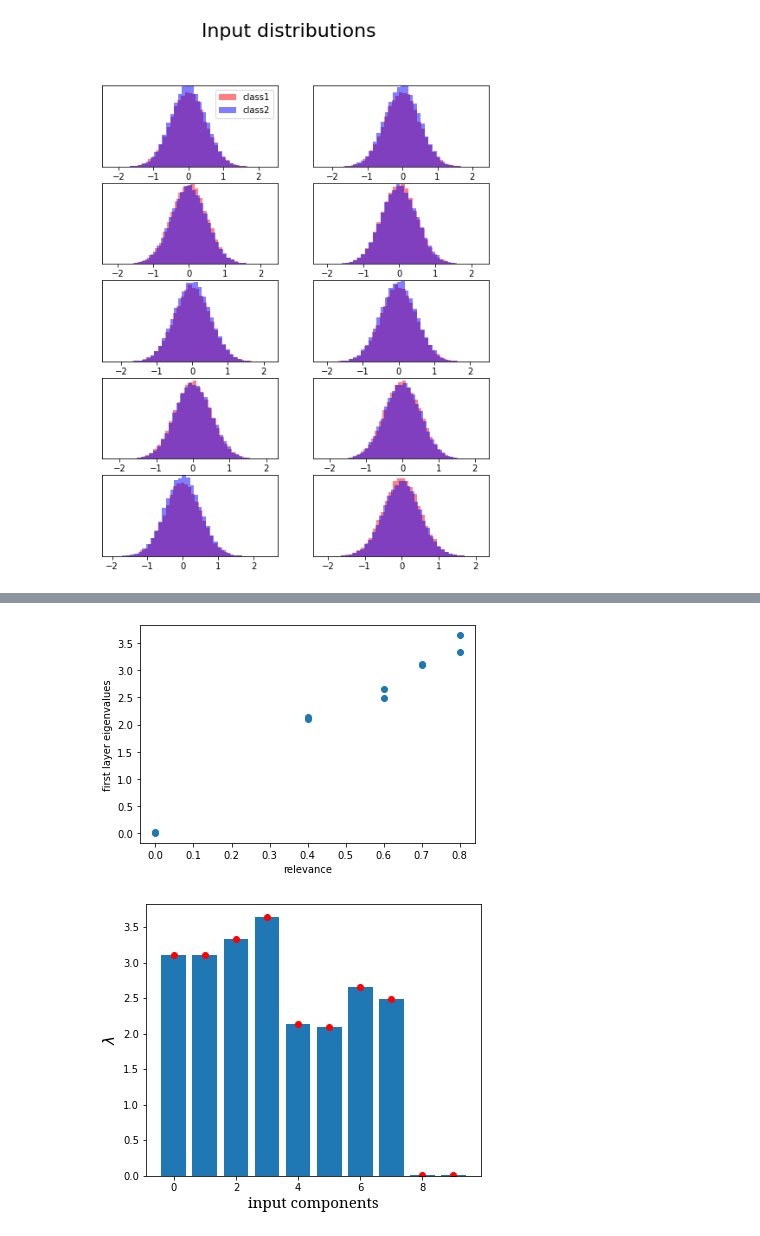
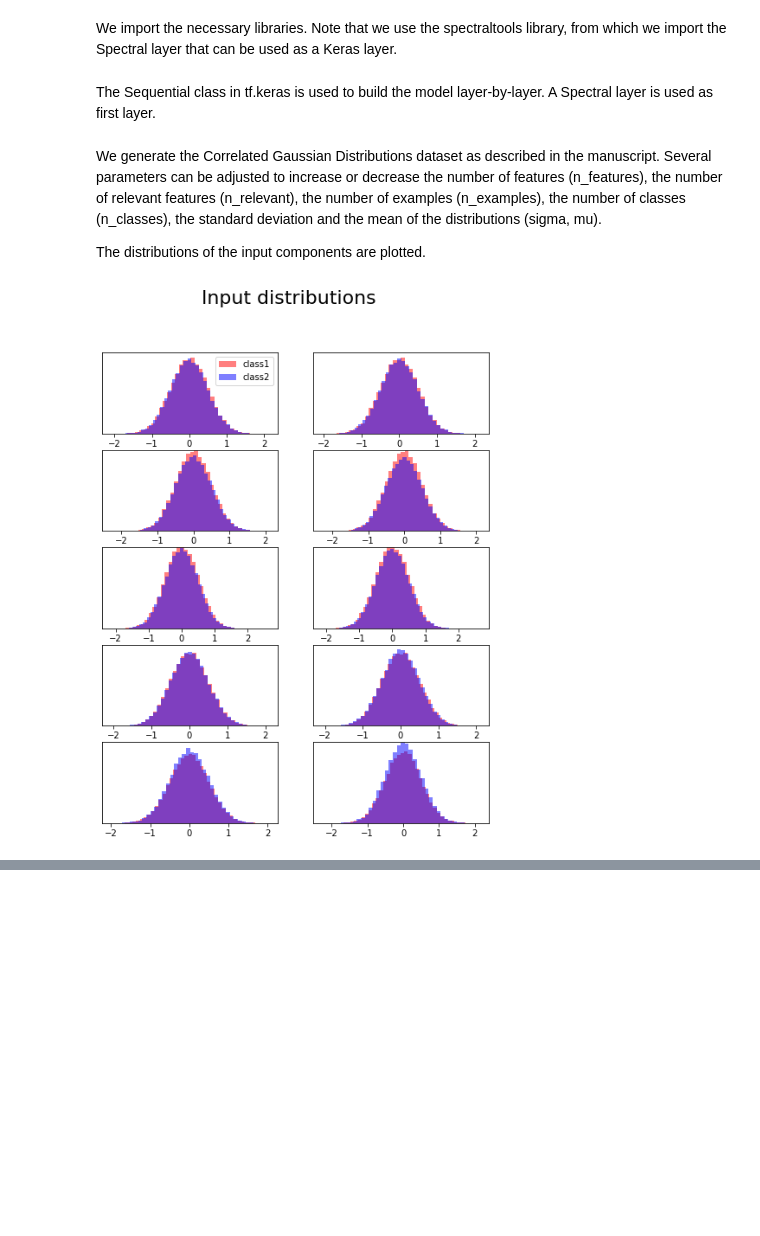
Before and after one commit to Lorenzochicchi/SpectralNNs_for_Input_Relevance, a Jupyter notebook: Correlated Gaussian Distributions.ipynb, the cells around one changed output, grey strips where cells are left out. Drawn from its saved outputs; the diff is of its cells as text; code cells hidden in the pictures; blank space fills up the shorter version.

```diff
--- a/Correlated Gaussian Distributions.ipynb
+++ b/Correlated Gaussian Distributions.ipynb
@@ -1,3 +1,5 @@
+# %% [markdown]
+We import the necessary libraries. Note that we use the spectraltools library, from which we import the Spectral layer that can be used as a Keras layer.
 # %%
 import tensorflow as tf
 import matplotlib.pyplot as plt
@@ -5,6 +7,8 @@ import numpy as np
 
 from spectraltools import Spectral
 from tensorflow import keras
+# %% [markdown]
+The Sequential class in tf.keras is used to build the model layer-by-layer. A Spectral layer is used as first layer.
 # %%
 #Spectral NN model
 
@@ -49,17 +53,21 @@ def spectral_model():
                      diag_start_initializer='Ones'))
     return mod
 #%%
+# %% [markdown]
+We generate the Correlated Gaussian Distributions dataset as described in the manuscript. Several parameters can be adjusted to increase or decrease the number of features (n_features), the number of relevant features (n_relevant), the number of examples (n_examples), the number of classes (n_classes), the standard deviation and the mean of the distributions (sigma, mu).
+
+The distributions of the input components are plotted.
 # %%
 # Correlated gaussian distributions dataset
 
-n_feature = 10
+n_features = 10
 n_relevant = 8
 n_examples = 100000
 n_classes = 2
 sigma = 0.5
 mu = 0
 
-x = np.zeros((n_examples, n_feature))
+x = np.zeros((n_examples, n_features))
 y = np.random.randint(0,n_classes, n_examples)
 
 rk_corr = [0.7,0.8,0.4,0.6]
@@ -72,32 +80,32 @@ for f in range(int(n_relevant/2)):
     x[y==0,2*f+1] = x[y==0,2*f].copy()
     x[y==1,2*f+1] = (1-bin_cl1) * x[y==1,2*f] - bin_cl1 * x[y==1,2*f]
 
-for f in range(n_relevant, n_feature):
+for f in range(n_relevant, n_features):
     x[:,f] = np.random.normal(mu, sigma, len(y))
     x[:,f] = np.random.normal(mu, sigma, len(y))
 
 
 
 x_train, x_test = x[:int(x.shape[0]*0.8)], x[int(x.shape[0]*0.8):]
 y_train, y_test = y[:int(y.shape[0]*0.8)], y[int(y.shape[0]*0.8):]
 
 
 cl0 = x[y == 0]
 cl1 = x[y == 1]
 fig, ax = plt.subplots(5, 2, figsize=(8, 10))
 fig.suptitle('Input distributions', fontsize=22)
 i = 0
 for r in range(5):
     for c in range(2):
         if i < x.shape[1]:
             ax[r, c].hist(cl0[:, i], 40, color='r', alpha=0.5)
             ax[r, c].hist(cl1[:, i], 40, color='b', alpha=0.5)
             #f c != 0:
             ax[r, c].tick_params(left=False)  # remove the ticks
             ax[r, c].set_yticklabels([])
             ax[r, c].set_ylim([0, 4500])
         i += 1
     ax[0,0].legend(['class1', 'class2'])
 plt.show()
 # %% [output]
-[figure, old version]
+[figure, new version]
@@ -115,2 +111,0 @@ Epoch 5/5
-[figure, removed]
-[figure, removed]
```
Also changed, not shown: parts of 3 cells of this notebook, 1 other file.
